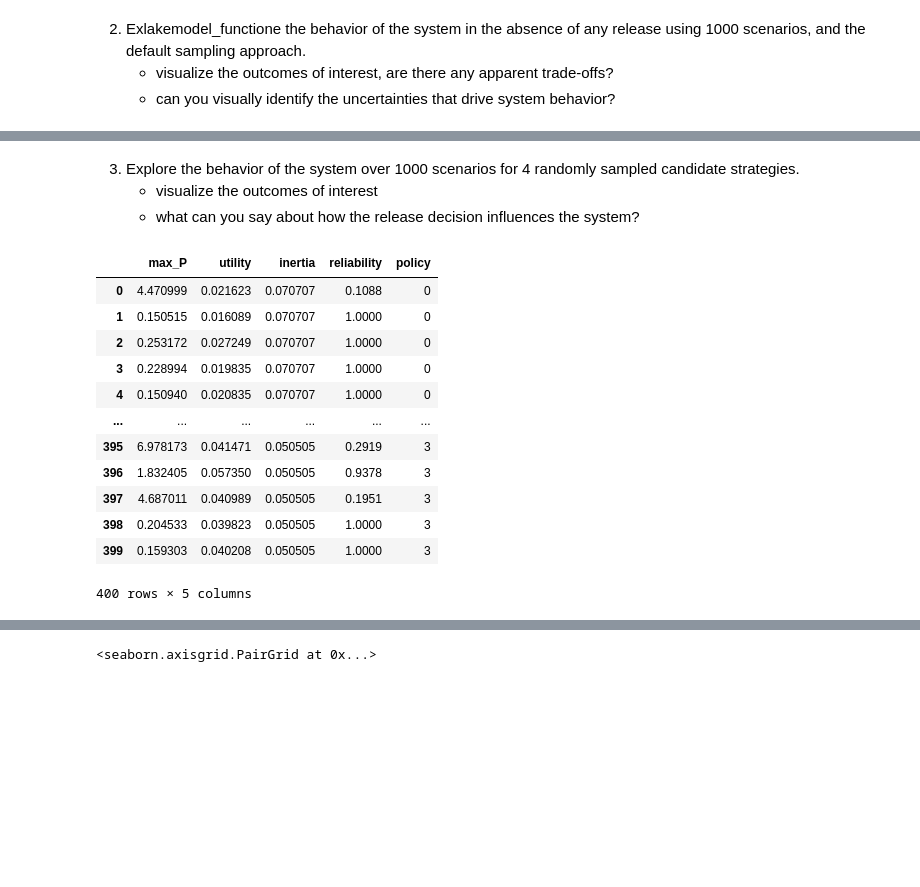
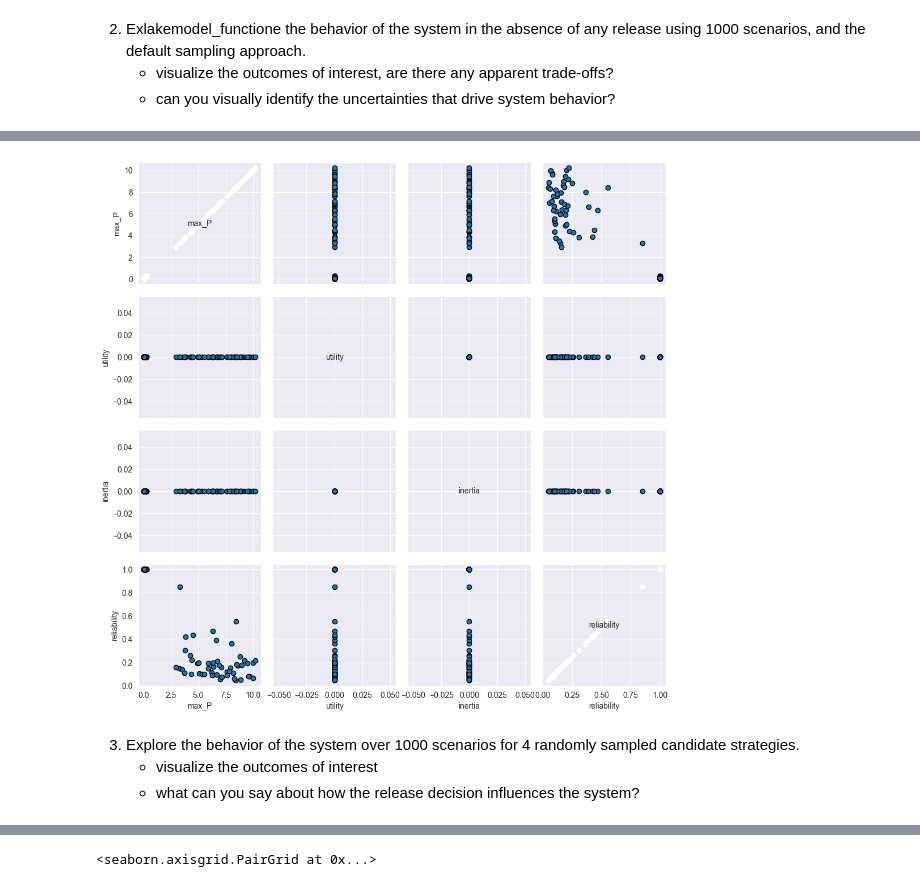
Before and after one commit to EwoutH/epa1361_open, a Jupyter notebook: Week 1-2 - general intro to exploratory modelling/assignment 2 - lakemodel.ipynb, the cells around one changed output, grey strips where cells are left out. Drawn from its saved outputs; the diff is of its cells as text; code cells hidden in the pictures; blank space fills up the shorter version.

```diff
--- a/Week 1-2 - general intro to exploratory modelling/assignment 2 - lakemodel.ipynb
+++ b/Week 1-2 - general intro to exploratory modelling/assignment 2 - lakemodel.ipynb
@@ -98,11 +103 @@ print(list(outcomes.keys()))
 ['max_P', 'utility', 'inertia', 'reliability']
-# %%
-import pandas as pd
-import numpy as np
-
-policies = experiments["policy"]
-for i, policy in enumerate(np.unique(policies)):
-    experiments.loc[policies == policy, "policy"] = str(i)
-
-data = pd.DataFrame(outcomes)
-data["policy"] = policies
@@ -133,3 +133,13 @@ plt.show()
+# %%
+from ema_workbench.analysis import pairs_plotting
+
+pairs_plotting.pairs_scatter(experiments, outcomes)
+
+fig = plt.gcf()
+fig.set_size_inches(12,12)
+plt.show()
+# %% [output]
+[figure, added]
 # %% [markdown]
 3. Explore the behavior of the system over 1000 scenarios for 4 randomly sampled candidate strategies.
     * visualize the outcomes of interest
@@ -156,16 +146,0 @@ data2["policy"] = policies2
-# %%
-data2
-# %% [output]
-|  | max_P | utility | inertia | reliability | policy |
-| 0 | 4.470999 | 0.021623 | 0.070707 | 0.1088 | 0 |
-| 1 | 0.150515 | 0.016089 | 0.070707 | 1.0000 | 0 |
-| 2 | 0.253172 | 0.027249 | 0.070707 | 1.0000 | 0 |
-| 3 | 0.228994 | 0.019835 | 0.070707 | 1.0000 | 0 |
-| 4 | 0.150940 | 0.020835 | 0.070707 | 1.0000 | 0 |
-| ... | ... | ... | ... | ... | ... |
-| 395 | 6.978173 | 0.041471 | 0.050505 | 0.2919 | 3 |
-| 396 | 1.832405 | 0.057350 | 0.050505 | 0.9378 | 3 |
-| 397 | 4.687011 | 0.040989 | 0.050505 | 0.1951 | 3 |
-| 398 | 0.204533 | 0.039823 | 0.050505 | 1.0000 | 3 |
-| 399 | 0.159303 | 0.040208 | 0.050505 | 1.0000 | 3 |
-400 rows × 5 columns
```
Also changed, not shown: parts of 10 cells of this notebook, 1 other file.
